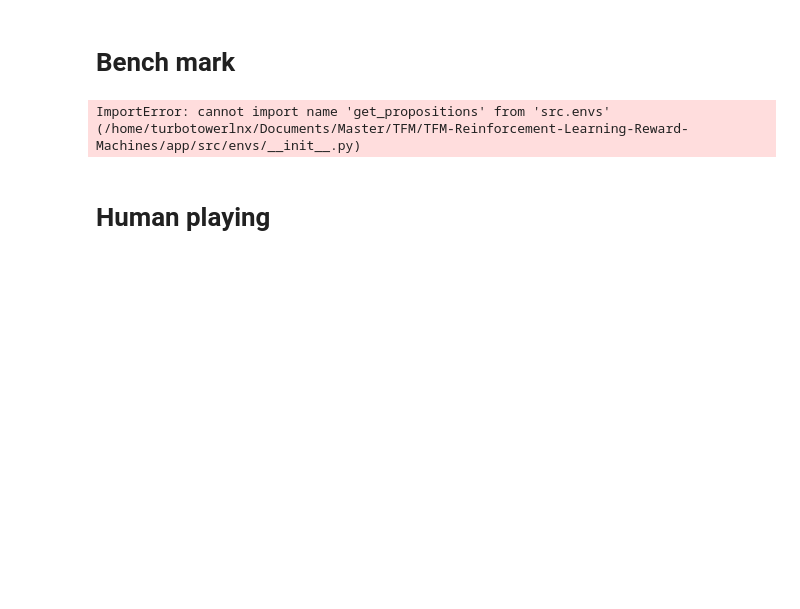
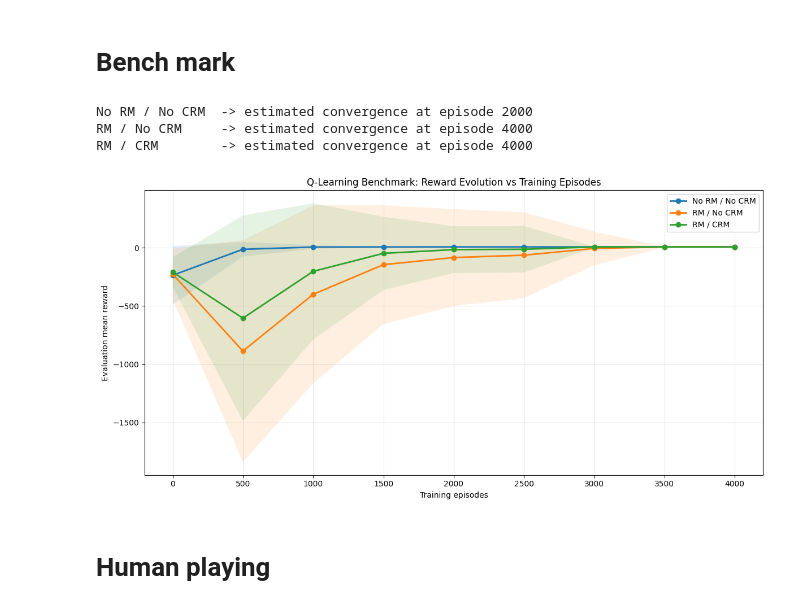
Before and after one commit to MiquelGomezCorral/TFM-Reinforcement-Learning-Reward-Machines, a Jupyter notebook: notebooks/QRM.ipynb, the cells around one changed output. Cells and saved outputs as stored; diff of their text form; code cells hidden in the pictures; blank space fills up the shorter version.

```diff
--- a/notebooks/QRM.ipynb
+++ b/notebooks/QRM.ipynb
@@ -33,7 +33,7 @@ import minigrid
 from src.envs import MiniGridDiscreteWrapper
 
 env = gym.make(CONFIG.gym_id, render_mode="rgb_array")
-env = MiniGridDiscreteWrapper(env)
+# env = MiniGridDiscreteWrapper(env)
 
 state_space = env.observation_space.n
 print("There are ", state_space, " possible states")
@@ -59,6 +63,8 @@ np.int64(140)
 # %%
 from src.models import RewardMachine
 from src.envs import get_propositions_taxi, get_propositions_doorkey
+
+get_propositions_fn = get_propositions_taxi if CONFIG.gym_id == "Taxi-v3" else get_propositions_doorkey
 # %%
 from src.models import QTable
 # %%
@@ -83,8 +87,8 @@ rm.step(events)
 (0, -1, False)
 # %%
 qt = QTable(CONFIG, env, rm_file=CONFIG.rm_file if CONFIG.use_rm else None)
-qt = train_qtable(CONFIG, qt, get_propositions_doorkey, env)
+qt = train_qtable(CONFIG, qt, get_propositions_fn, env)
 # %%
-mean_reward, std_reward = evaluate_agent(CONFIG, qt, get_propositions_doorkey, env)
+mean_reward, std_reward = evaluate_agent(CONFIG, qt, get_propositions_fn, env)
 print(f"Mean_reward={mean_reward:.2f} +/- {std_reward:.2f}")
 # %% [output]
@@ -114,7 +124,6 @@ from tqdm import tqdm
 
 from src.config import Configuration
 from src.models import QTable, evaluate_agent
-from src.envs import get_propositions
 
 
 def train_qtable_with_progress(config: Configuration, eval_every: int = 500):
@@ -145,6 +154,7 @@ def train_qtable_with_progress(config: Configuration, eval_every: int = 500):
                 config.learning_rate,
                 env,
                 use_crm=config.use_crm,
+                get_propositions=get_propositions_fn
             )
 
             if terminated or truncated or rm_done:
@@ -153,7 +163,7 @@ def train_qtable_with_progress(config: Configuration, eval_every: int = 500):
             state = new_state
 
         if (episode + 1) % eval_every == 0 or episode == 0:
-            mean_reward, std_reward = evaluate_agent(config, qtable, get_propositions)
+            mean_reward, std_reward = evaluate_agent(config, qtable, get_propositions_fn, env)
             iterations.append(episode + 1)
             eval_means.append(mean_reward)
             eval_stds.append(std_reward)
@@ -221,34 +231,37 @@ for variant in variants:
 
     results[variant["label"]] = {
         "iterations": iters,
         "mean_rewards": means,
         "std_rewards": stds,
         "convergence_iteration": conv_it,
     }
 
 # Print convergence summary
 for label, data in results.items():
     print(f"{label:15s} -> estimated convergence at episode {data['convergence_iteration']}")
 
 # Plot evolution
 plt.figure(figsize=(12, 6))
 for label, data in results.items():
     x = data["iterations"]
     y = data["mean_rewards"]
     s = data["std_rewards"]
 
     plt.plot(x, y, marker="o", linewidth=2, label=label)
     plt.fill_between(x, y - s, y + s, alpha=0.12)
 
 plt.title("Q-Learning Benchmark: Reward Evolution vs Training Episodes")
 plt.xlabel("Training episodes")
 plt.ylabel("Evaluation mean reward")
 plt.grid(alpha=0.3)
 plt.legend()
 plt.tight_layout()
 plt.show()
 # %% [output]
-ImportError: cannot import name 'get_propositions' from 'src.envs' (/home/turbotowerlnx/Documents/Master/TFM/TFM-Reinforcement-Learning-Reward-Machines/app/src/envs/__init__.py)
+No RM / No CRM  -> estimated convergence at episode 2000
+RM / No CRM     -> estimated convergence at episode 4000
+RM / CRM        -> estimated convergence at episode 4000
+[figure, added]
 # %% [markdown]
 # Human playing
 # %%
```
Also changed, not shown: parts of 8 cells of this notebook.
